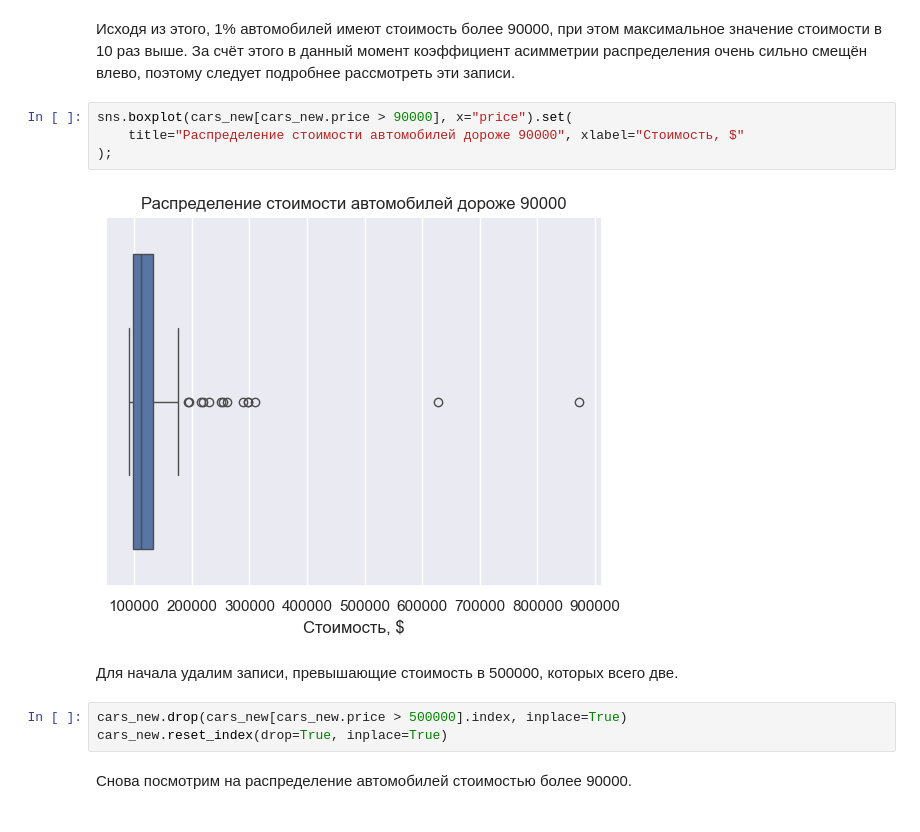
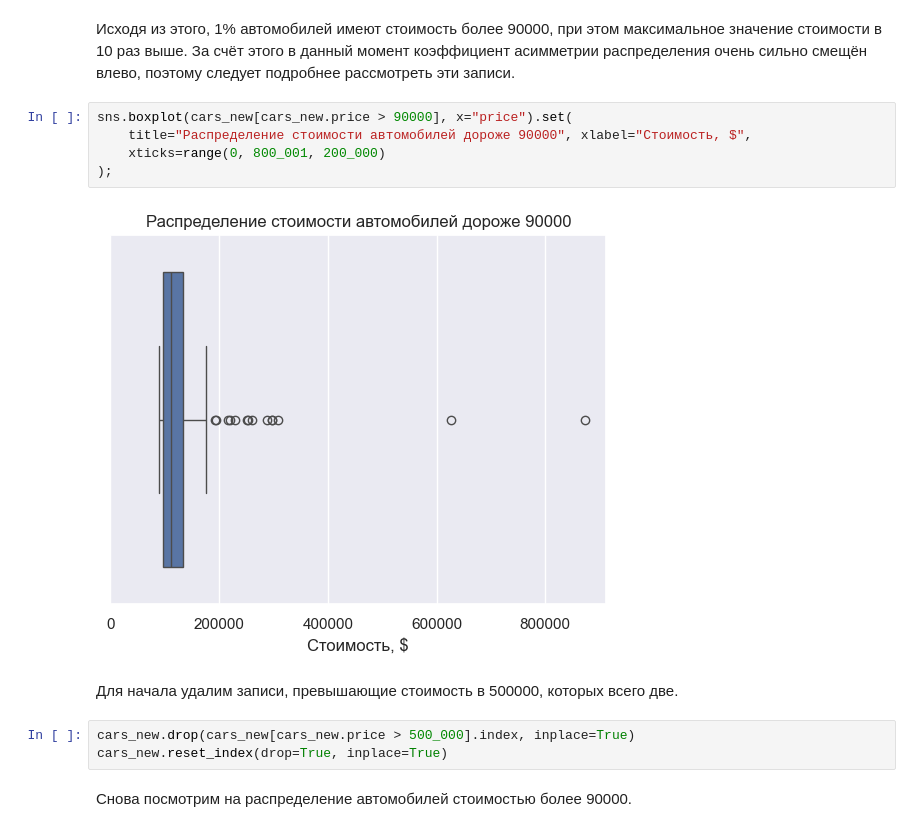
Before and after one commit to sosnovskiim/MachineLearning, a Jupyter notebook: Курс 3 - Инструменты анализа данных/1. Разведочный анализ данных (автомобили)/1. Разведочный анализ данных (автомобили).ipynb, the cells around one changed output. Drawn from its saved outputs; the diff is of its cells as text.

```diff
--- a/Курс 3 - Инструменты анализа данных/1. Разведочный анализ данных (автомобили)/1. Разведочный анализ данных (автомобили).ipynb
+++ b/Курс 3 - Инструменты анализа данных/1. Разведочный анализ данных (автомобили)/1. Разведочный анализ данных (автомобили).ipynb
@@ -229,14 +230,15 @@ Name: price, dtype: float64
 Исходя из этого, 1% автомобилей имеют стоимость более 90000, при этом максимальное значение стоимости в 10 раз выше. За счёт этого в данный момент коэффициент асимметрии распределения очень сильно смещён влево, поэтому следует подробнее рассмотреть эти записи.
 # %%
 sns.boxplot(cars_new[cars_new.price > 90000], x="price").set(
-    title="Распределение стоимости автомобилей дороже 90000", xlabel="Стоимость, $"
+    title="Распределение стоимости автомобилей дороже 90000", xlabel="Стоимость, $",
+    xticks=range(0, 800_001, 200_000)
 );
 # %% [output]
-[figure, old version]
+[figure, new version]
 # %% [markdown]
 Для начала удалим записи, превышающие стоимость в 500000, которых всего две.
 # %%
-cars_new.drop(cars_new[cars_new.price > 500000].index, inplace=True)
+cars_new.drop(cars_new[cars_new.price > 500_000].index, inplace=True)
 cars_new.reset_index(drop=True, inplace=True)
 # %% [markdown]
 Снова посмотрим на распределение автомобилей стоимостью более 90000.
```
Also changed, not shown: parts of 14 cells of this notebook.
